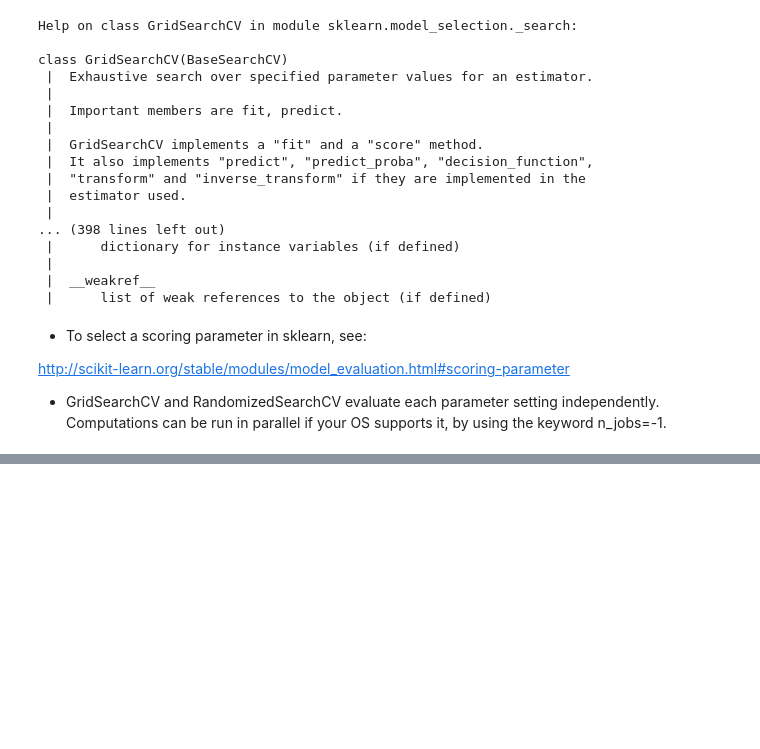
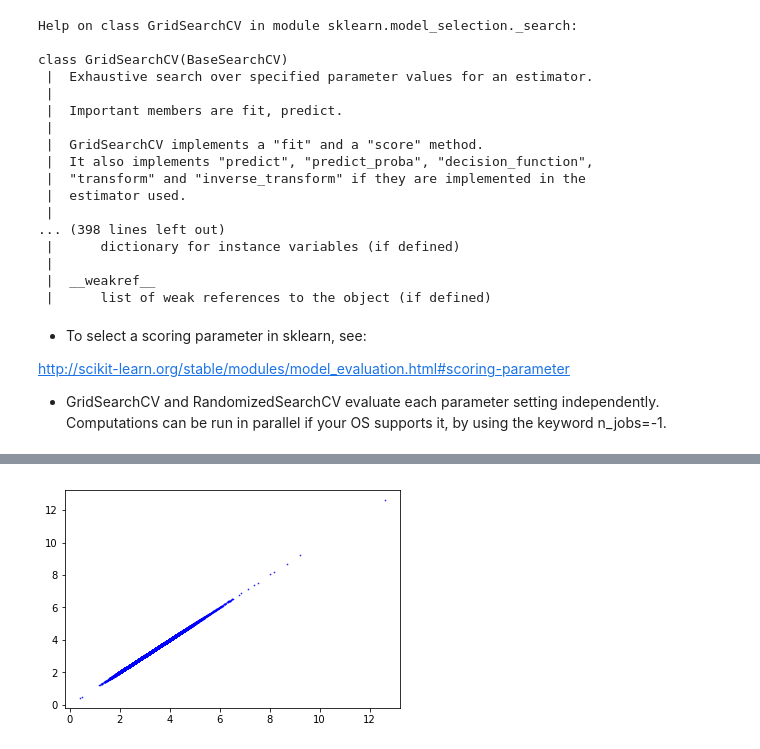
Before and after one commit to ayguno/Kaggle-Mercari-Price-Suggestion-Challenge, a Jupyter notebook: Kaggle Mercari Price Suggestion Challenge IPython Kernel.ipynb, the cells around one changed output, grey strips where cells are left out. Cells and saved outputs as stored; diff of their text form; code cells hidden in the pictures; blank space fills up the shorter version.

```diff
--- a/Kaggle Mercari Price Suggestion Challenge IPython Kernel.ipynb
+++ b/Kaggle Mercari Price Suggestion Challenge IPython Kernel.ipynb
@@ -535,0 +572,5 @@ ridge_cv.fit(X_train_transformed,y_train)
+# %%
+plt.scatter(y_pred2,y_pred1, s = 0.5, c = "b", alpha = 0.8)
+plt.show()
+# %% [output]
+[figure, added]
```
Also changed, not shown: parts of 11 cells of this notebook.
